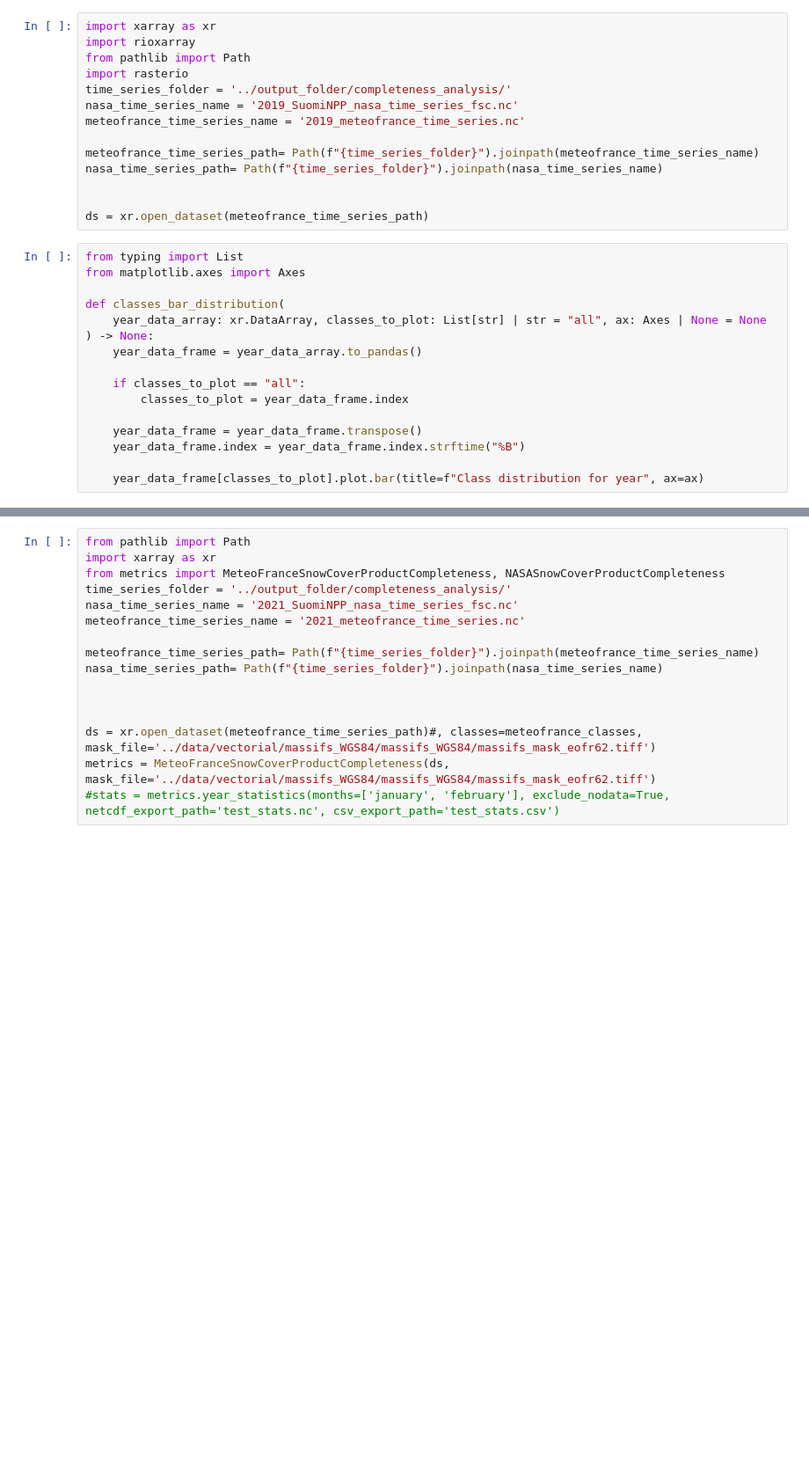
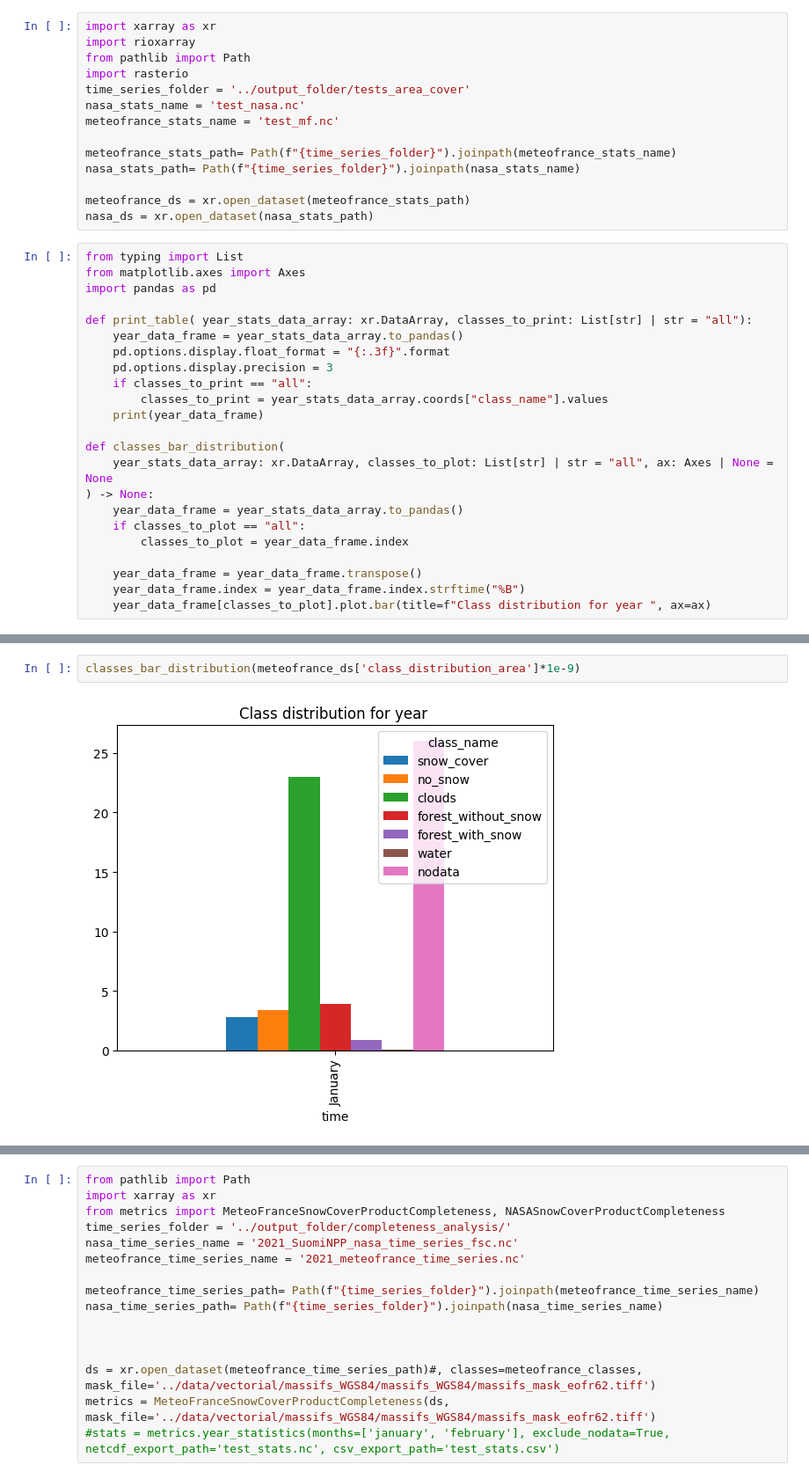
Before and after one commit to nicolaimpe/viirsnow, a Jupyter notebook: notebooks/viirs_data_analysis.ipynb, the cells around one changed output, grey strips where cells are left out. Shown: that part at 88% size. Drawn from its saved outputs; the diff is of its cells as text; blank space fills up the shorter version.

```diff
--- a/notebooks/viirs_data_analysis.ipynb
+++ b/notebooks/viirs_data_analysis.ipynb
@@ -3,28 +3,35 @@ import xarray as xr
 import rioxarray
 from pathlib import Path
 import rasterio
-time_series_folder = '../output_folder/completeness_analysis/'
-nasa_time_series_name = '2019_SuomiNPP_nasa_time_series_fsc.nc'
-meteofrance_time_series_name = '2019_meteofrance_time_series.nc'
+time_series_folder = '../output_folder/tests_area_cover'
+nasa_stats_name = 'test_nasa.nc'
+meteofrance_stats_name = 'test_mf.nc'
 
-meteofrance_time_series_path= Path(f"{time_series_folder}").joinpath(meteofrance_time_series_name)
-nasa_time_series_path= Path(f"{time_series_folder}").joinpath(nasa_time_series_name)
+meteofrance_stats_path= Path(f"{time_series_folder}").joinpath(meteofrance_stats_name)
+nasa_stats_path= Path(f"{time_series_folder}").joinpath(nasa_stats_name)
 
-
-ds = xr.open_dataset(meteofrance_time_series_path)
+meteofrance_ds = xr.open_dataset(meteofrance_stats_path)
+nasa_ds = xr.open_dataset(nasa_stats_path)
 # %%
 from typing import List
 from matplotlib.axes import Axes
+import pandas as pd
+
+def print_table( year_stats_data_array: xr.DataArray, classes_to_print: List[str] | str = "all"):
+    year_data_frame = year_stats_data_array.to_pandas()
+    pd.options.display.float_format = "{:.3f}".format
+    pd.options.display.precision = 3
+    if classes_to_print == "all":
+        classes_to_print = year_stats_data_array.coords["class_name"].values
+    print(year_data_frame)
 
 def classes_bar_distribution(
-    year_data_array: xr.DataArray, classes_to_plot: List[str] | str = "all", ax: Axes | None = None
+    year_stats_data_array: xr.DataArray, classes_to_plot: List[str] | str = "all", ax: Axes | None = None
 ) -> None:
-    year_data_frame = year_data_array.to_pandas()
-
+    year_data_frame = year_stats_data_array.to_pandas()
     if classes_to_plot == "all":
         classes_to_plot = year_data_frame.index
 
     year_data_frame = year_data_frame.transpose()
     year_data_frame.index = year_data_frame.index.strftime("%B")
-
-    year_data_frame[classes_to_plot].plot.bar(title=f"Class distribution for year", ax=ax)
+    year_data_frame[classes_to_plot].plot.bar(title=f"Class distribution for year ", ax=ax)
@@ -30,0 +64,4 @@ def classes_bar_distribution(
+# %%
+classes_bar_distribution(meteofrance_ds['class_distribution_area']*1e-9)
+# %% [output]
+[figure, added]
```
Also changed, not shown: parts of 9 cells of this notebook, 2 other files.
